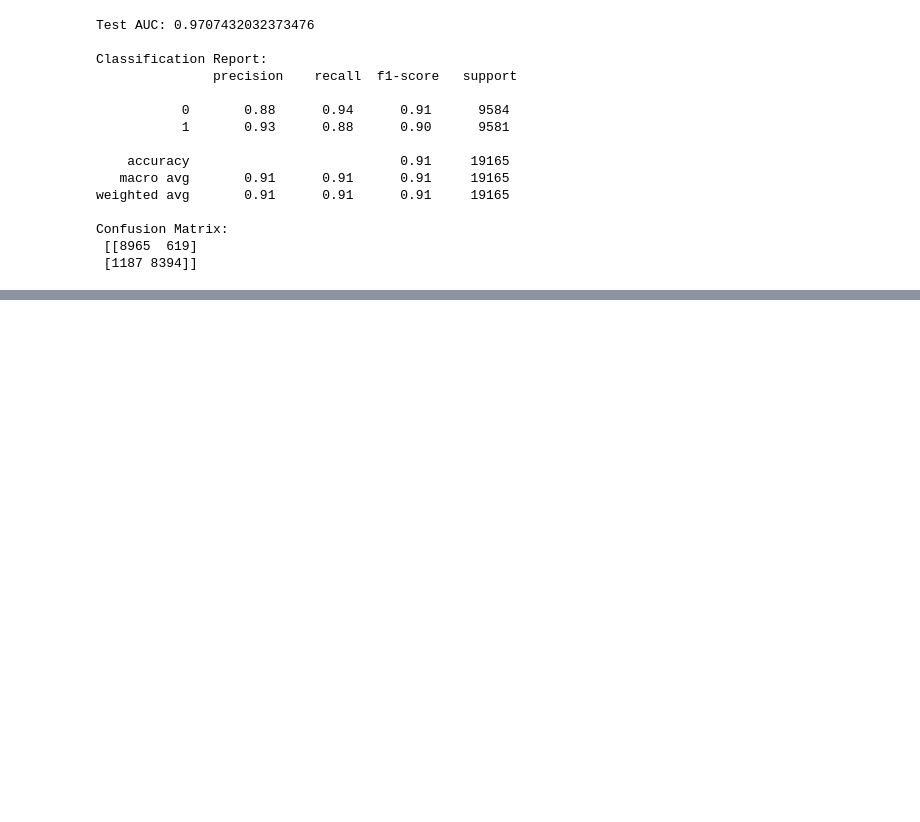
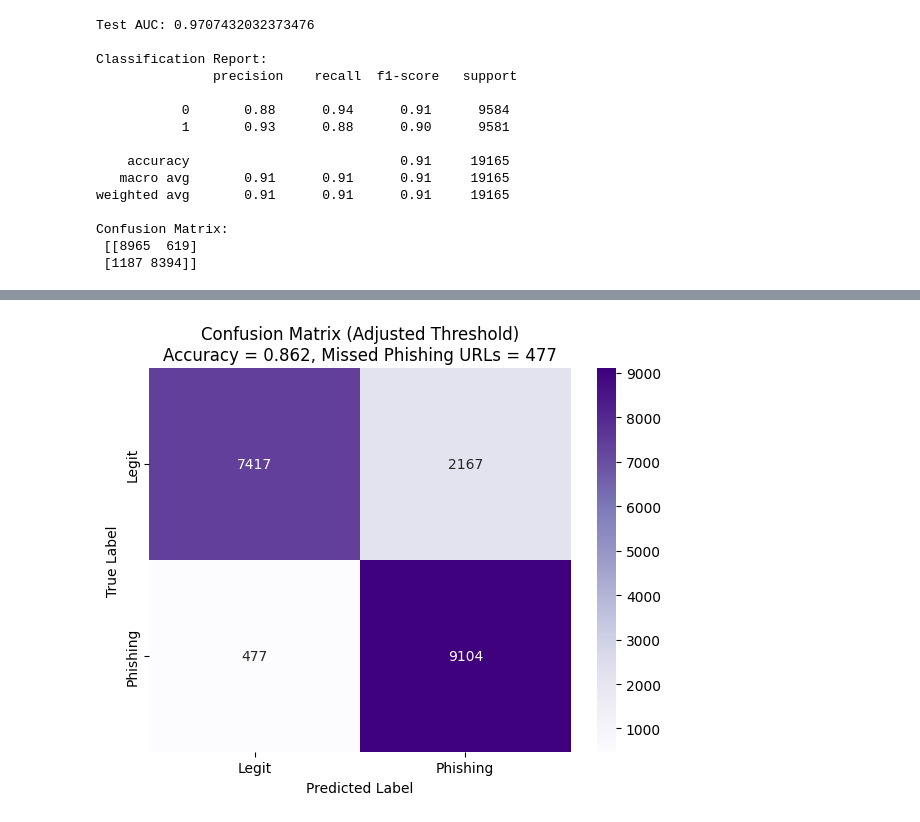
Before and after one commit to polinacsv/detecting-phishing-URLs, a Jupyter notebook: notebooks/modeling_pipeline.ipynb, the cells around one changed output, grey strips where cells are left out. Cells and saved outputs as stored; diff of their text form; code cells hidden in the pictures; blank space fills up the shorter version.

```diff
--- a/notebooks/modeling_pipeline.ipynb
+++ b/notebooks/modeling_pipeline.ipynb
@@ -476,0 +583,20 @@ Confusion Matrix:
+# %%
+from sklearn.metrics import precision_recall_curve
+
+# Compute precision-recall pairs for different thresholds
+precision, recall, thresholds = precision_recall_curve(y_test, y_proba)
+
+# Convert to DataFrame for easier analysis
+pr_df = pd.DataFrame({
+    'threshold': thresholds,
+    'precision': precision[:-1],
+    'recall': recall[:-1]
+})
+
+# Filter for thresholds where recall is >= 0.95
+high_recall = pr_df[pr_df['recall'] >= 0.95]
+
+# Choose threshold with highest precision among them (or balance of choice)
+best_thresh = high_recall.sort_values(by='precision', ascending=False).iloc[0]['threshold']
+
+print(f"Selected cautious threshold: {best_thresh:.3f}")
@@ -476,0 +605,2 @@ Confusion Matrix:
+# %%
+y_pred_adjusted = (y_proba >= best_thresh).astype(int)
@@ -476,0 +637,21 @@ Confusion Matrix:
+# %%
+import matplotlib.pyplot as plt
+import seaborn as sns
+from sklearn.metrics import accuracy_score, confusion_matrix
+
+# Recalculate metrics for adjusted threshold
+accuracy_adjusted = accuracy_score(y_test, y_pred_adjusted)
+cm_adjusted = confusion_matrix(y_test, y_pred_adjusted)
+tn, fp, fn, tp = cm_adjusted.ravel()
+missed_phishing = fn  # false negatives
+
+# Plot confusion matrix
+plt.figure(figsize=(6, 5))
+sns.heatmap(cm_adjusted, annot=True, fmt='d', cmap='Purples', xticklabels=['Legit', 'Phishing'], yticklabels=['Legit', 'Phishing'])
+plt.xlabel('Predicted Label')
+plt.ylabel('True Label')
+plt.title(f'Confusion Matrix (Adjusted Threshold)\nAccuracy = {accuracy_adjusted:.3f}, Missed Phishing URLs = {missed_phishing}')
+plt.tight_layout()
+plt.show()
+# %% [output]
+[figure, added]
```
Also changed, not shown: parts of 14 cells of this notebook.
